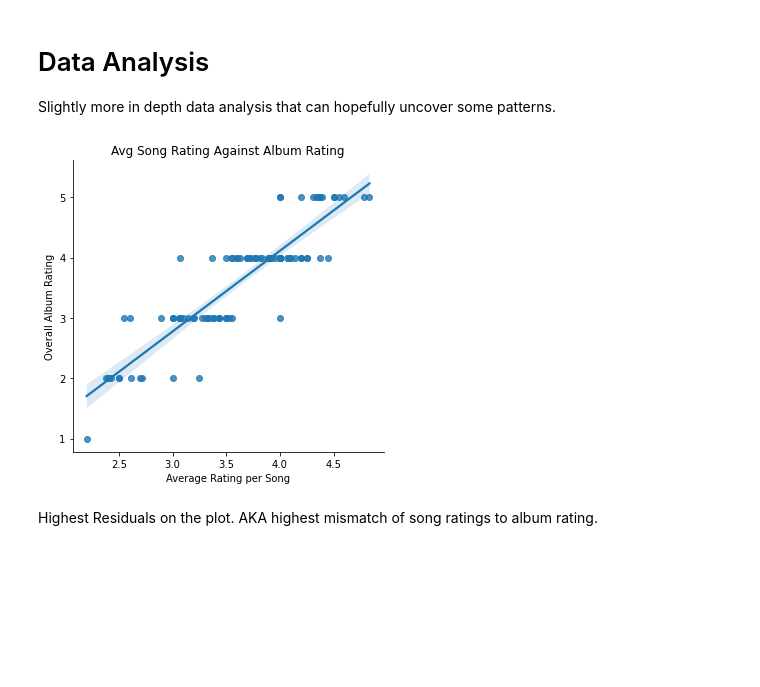
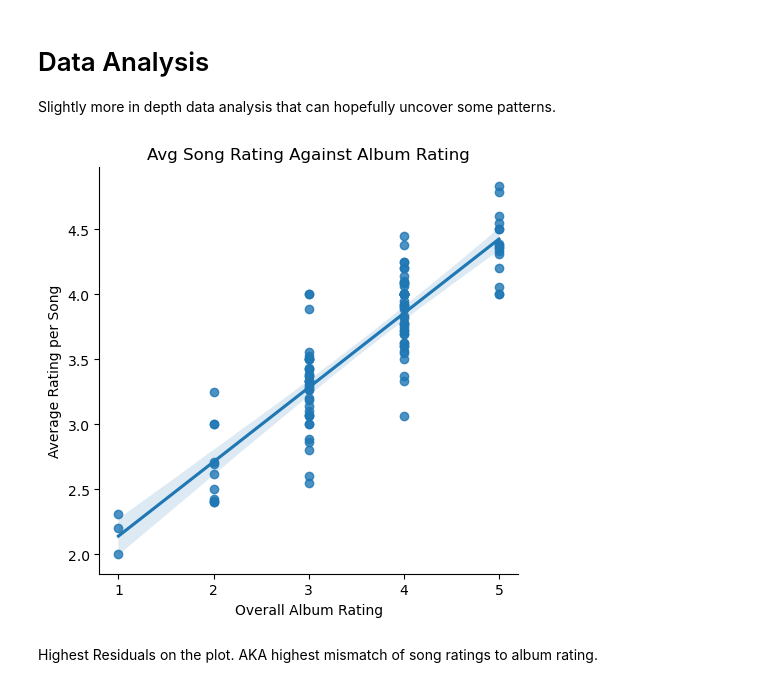
Before and after one commit to osvalentino/album_review, a Jupyter notebook: album_review.ipynb, the cells around one changed output. Cells and saved outputs as stored; diff of their text form; code cells hidden in the pictures; blank space fills up the shorter version.

```diff
--- a/album_review.ipynb
+++ b/album_review.ipynb
@@ -259,7 +269,7 @@ marving_gaye_ratings
 # %% [output]
 '⭑⭑⭑⭑⭑\n⭑⭑⭑⭑\n⭑⭑⭑\n\n⭑⭑⭑\n⭑⭑⭑⭑\n(interlude)\n⭑⭑⭑⭑⭑\n⭑⭑⭑\n⭑⭑⭑⭑⭑\n\n⭑⭑⭑⭑\n⭑⭑⭑⭑'
 # %%
-def parse_rating_text(text):
+def parse_rating_text(text, album):
   # splitting each line
   lines = [line.strip() for line in text.split('\n') if len(line.strip()) > 0]
   rating = []
@@ -274,5 +284,5 @@ def parse_rating_text(text):
     else:
       rating.append(len(line))
 
-  return pd.DataFrame({'rating': rating})
+  return pd.DataFrame({'album': album, 'rating': rating})
 # %%
@@ -296,7 +306,7 @@ def expand_ratings(df):
   # iterating through each row
   # while this is typically not advised, I am working with relatively small data
   for _, row in df.iterrows():
-    album_songs = parse_rating_text(row['all_song_ratings'])
+    album_songs = parse_rating_text(row['all_song_ratings'], row['album'])
     all_ratings.append(album_songs)
 
   # all rows for all albums in a single column
@@ -325,7 +343,7 @@ Now that we have cleaned the name/length text data and the rating text data, a f
 1. Contains all songs (including interludes/unrated songs)
 2. Contains only songs I have rated
 # %%
-song = pd.concat([name_length, ratings], axis = 1)  # merging dataframes
+song = pd.concat([name_length, ratings['rating']], axis = 1)  # merging dataframes
 all_song = song[['album', 'name', 'length', 'rating']]
 song = song.loc[song['rating'] != -1, ['album', 'name', 'length', 'rating']].reset_index(drop = True)
 # %% [markdown]
@@ -475,5 +494,6 @@ album['rating'].describe().to_frame().T
 sns.histplot(album['rating'])
 plt.xlabel('Rating')
 plt.title('Distribution of Album Ratings')
+plt.rcParams['figure.dpi'] = 100
 plt.show()
 # %% [output]
@@ -542,17 +610,18 @@ Slightly more in depth data analysis that can hopefully uncover some patterns.
 # %%
 avg_rating = song[['album', 'rating']].groupby('album').mean()
 rating_plot = album[['album', 'rating']].groupby('album').mean().\
     merge(avg_rating, on = 'album').reset_index()
 rating_plot = rating_plot.rename(columns = {'rating_x':'album_rating', 'rating_y':'avg_song_rating'})
 
-sns.lmplot(data = rating_plot, x = 'avg_song_rating', y = 'album_rating')
-plt.ylabel('Overall Album Rating')
-plt.xlabel('Average Rating per Song')
+sns.lmplot(data = rating_plot, x = 'album_rating',  y = 'avg_song_rating')
 plt.title('Avg Song Rating Against Album Rating')
+plt.xlabel('Overall Album Rating')
+plt.ylabel('Average Rating per Song')
+plt.xticks(ticks=[1, 2, 3, 4, 5])
 plt.tight_layout()
 plt.show()
 # %% [output]
-[figure, old version]
+[figure, new version]
 # %% [markdown]
 Highest Residuals on the plot. AKA highest mismatch of song ratings to album rating.
 # %%
```
Also changed, not shown: parts of 30 cells of this notebook.
